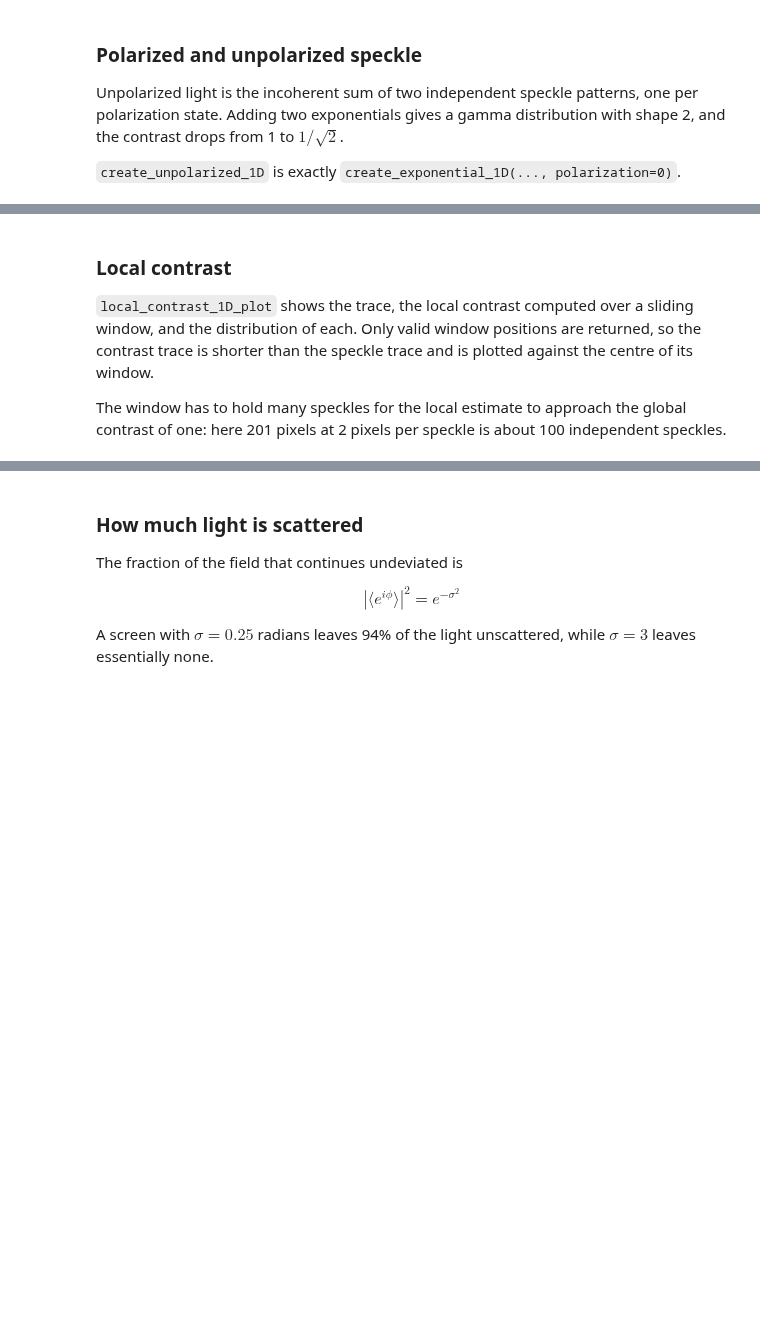
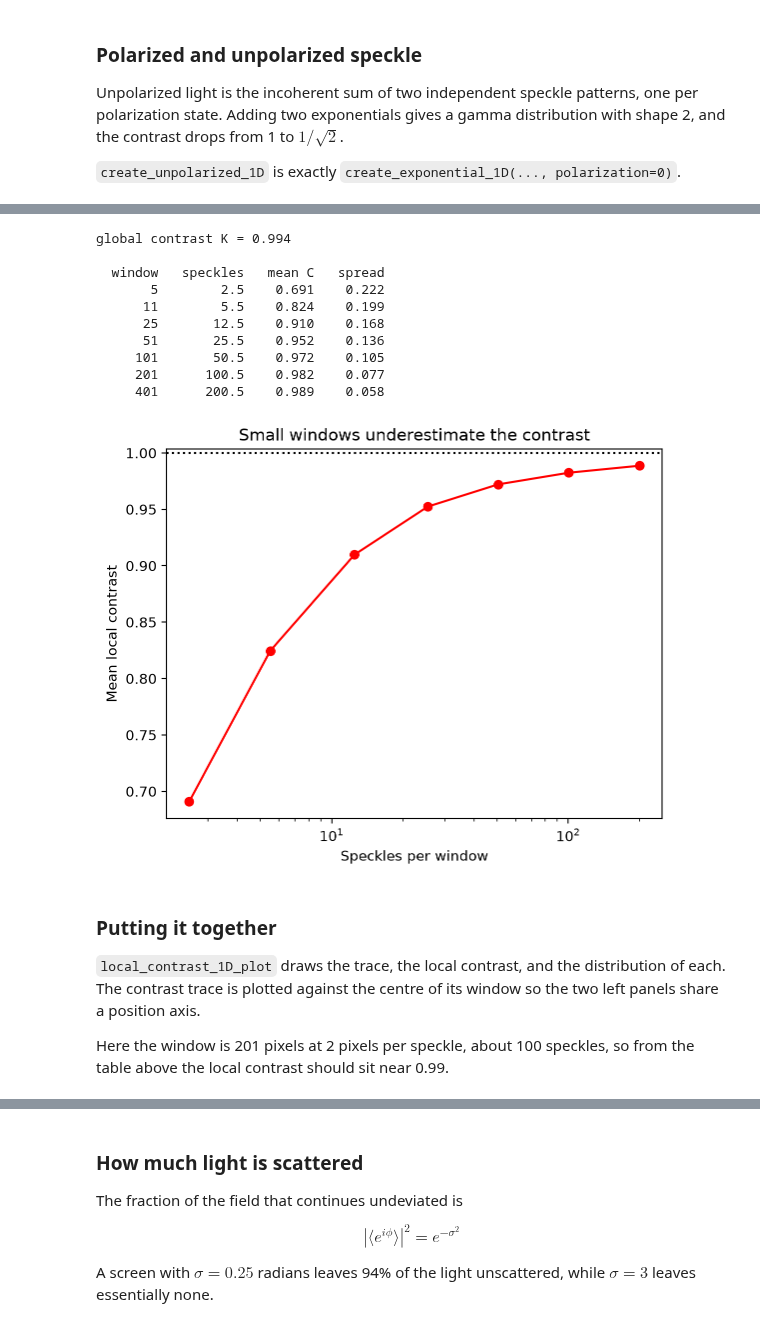
Before and after one commit to scottprahl/pyspeckle, a Jupyter notebook: docs/1D-Speckle.ipynb, the cells around one changed output, grey strips where cells are left out. Drawn from its saved outputs; the diff is of its cells as text; code cells hidden in the pictures; blank space fills up the shorter version.

```diff
--- a/docs/1D-Speckle.ipynb
+++ b/docs/1D-Speckle.ipynb
@@ -127,14 +166,42 @@ plt.show()
+# %%
+speckle = pyspeckle.create_exponential_1D(16384, 2)
+print("global contrast K = %.3f" % (np.std(speckle) / np.mean(speckle)))
+print()
+print("  window   speckles   mean C   spread")
+windows = [5, 11, 25, 51, 101, 201, 401]
+means = []
+for n in windows:
+    C, K = pyspeckle.local_contrast_1D(speckle, np.ones(n))
+    means.append(np.mean(C))
+    print("  %6d   %8.1f   %6.3f   %6.3f" % (n, n / 2, np.mean(C), np.std(C)))
+
+plt.semilogx(np.array(windows) / 2, means, "ro-")
+plt.axhline(1.0, color="black", ls=":")
+plt.xlabel("Speckles per window")
+plt.ylabel("Mean local contrast")
+plt.title("Small windows underestimate the contrast")
+plt.show()
+# %% [output]
+global contrast K = 0.994
+
+  window   speckles   mean C   spread
+       5        2.5    0.691    0.222
+      11        5.5    0.824    0.199
+      25       12.5    0.910    0.168
+      51       25.5    0.952    0.136
+     101       50.5    0.972    0.105
+     201      100.5    0.982    0.077
+     401      200.5    0.989    0.058
+[figure, added]
 # %% [markdown]
-### Local contrast
+### Putting it together
 
-`local_contrast_1D_plot` shows the trace, the local contrast computed over a
-sliding window, and the distribution of each.  Only valid window positions are
-returned, so the contrast trace is shorter than the speckle trace and is
-plotted against the centre of its window.
+`local_contrast_1D_plot` draws the trace, the local contrast, and the
+distribution of each.  The contrast trace is plotted against the centre of its
+window so the two left panels share a position axis.
 
-The window has to hold many speckles for the local estimate to approach the
-global contrast of one: here 201 pixels at 2 pixels per speckle is about 100
-independent speckles.
+Here the window is 201 pixels at 2 pixels per speckle, about 100 speckles, so
+from the table above the local contrast should sit near 0.99.
 # %%
 M, pix_per_speckle, n = 131072, 2, 201
 
```
Also changed, not shown: parts of 16 cells of this notebook, 10 other files.
